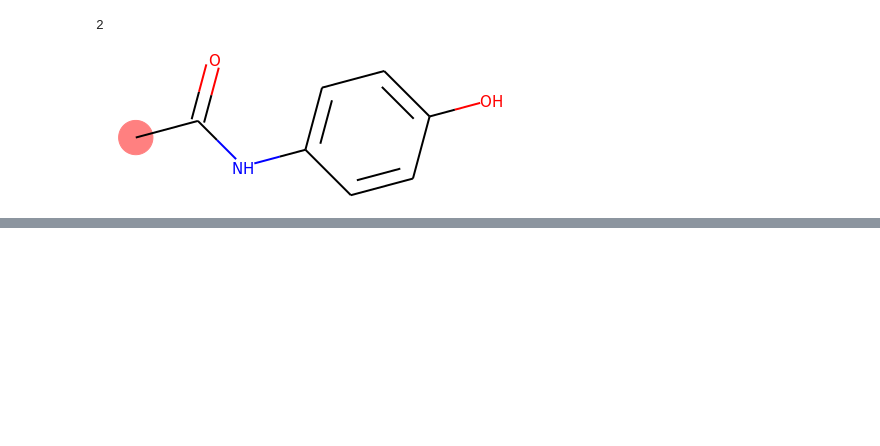
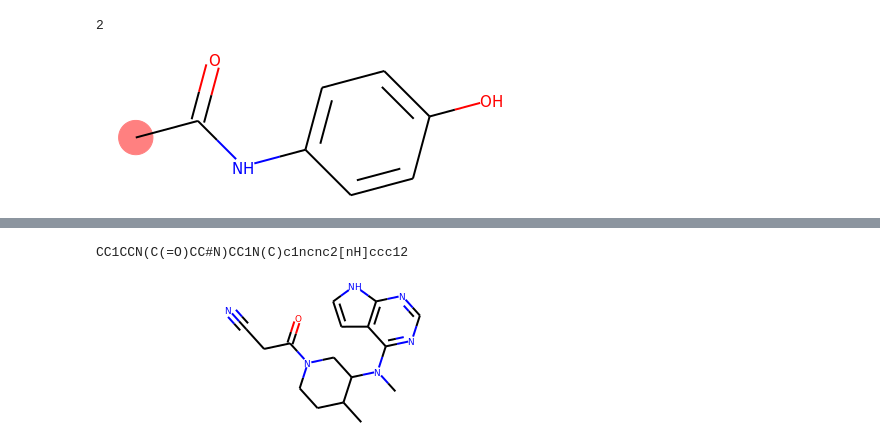
Before and after one commit to pysg/pyther, a Jupyter notebook: grupos.ipynb, the cells around one changed output, grey strips where cells are left out. Saved outputs shown, nothing was run; the diff lists cells and outputs as text; code cells hidden in the pictures; blank space fills up the shorter version.

```diff
--- a/grupos.ipynb
+++ b/grupos.ipynb
@@ -895,0 +1045,10 @@ print("Tc = {} K, Pc = {} kPa, Vc = {} r'$ m ^3 mol^-1$' ".format(Tc, Pc, Vc))
+# %%
+dec=smiles_decoder(mat)
+print(dec)
+# %% [output]
+CC1CCN(C(=O)CC#N)CC1N(C)c1ncnc2[nH]ccc12
+# %%
+moleculaConvertida1 = Chem.MolFromSmiles('CC1CCN(CC1N(C)C2=NC=NC3=C2C=CN3)C(=O)CC#N')
+moleculaConvertida1
+# %% [output]
+[figure, added]
```
Also changed, not shown: parts of 45 cells of this notebook, 1 other file.
